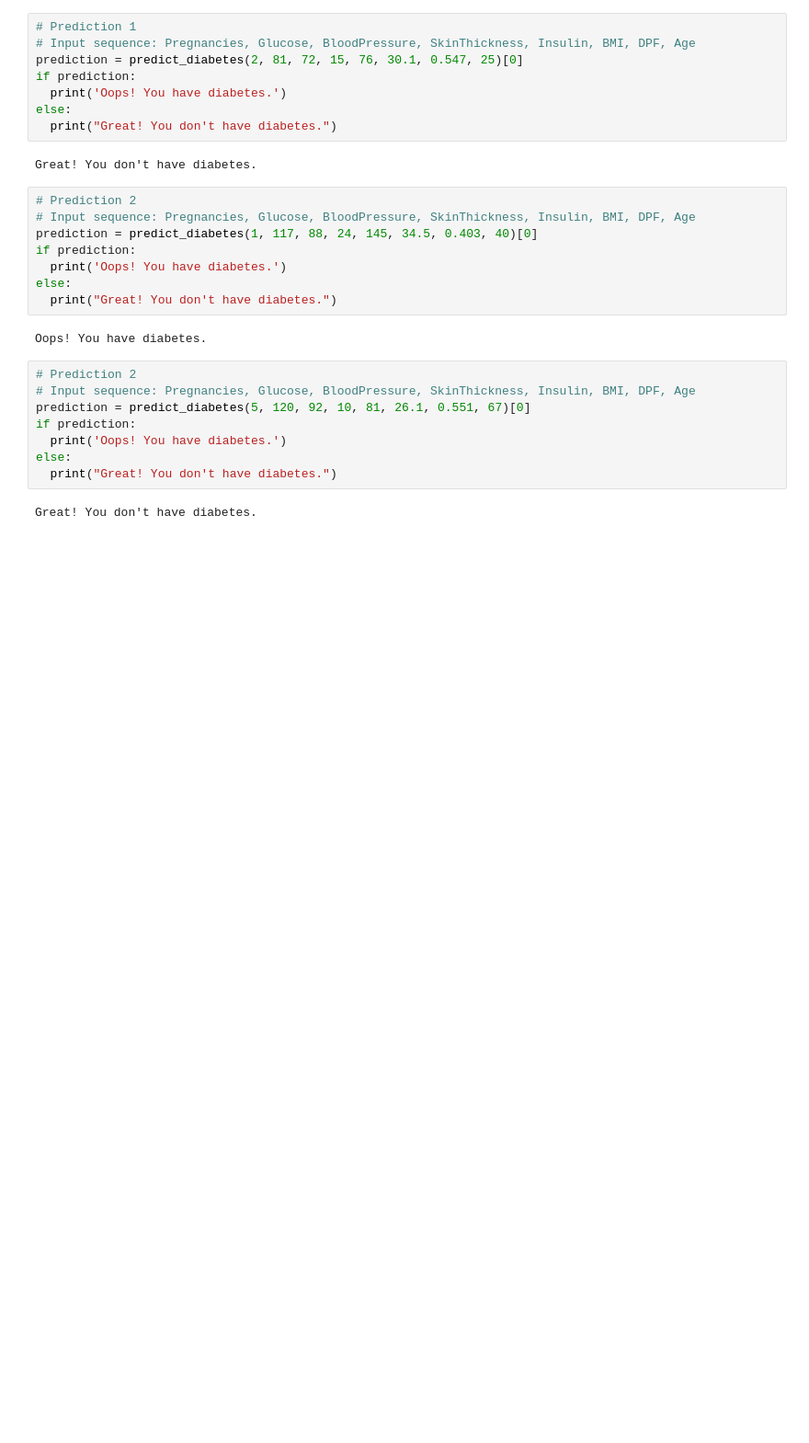
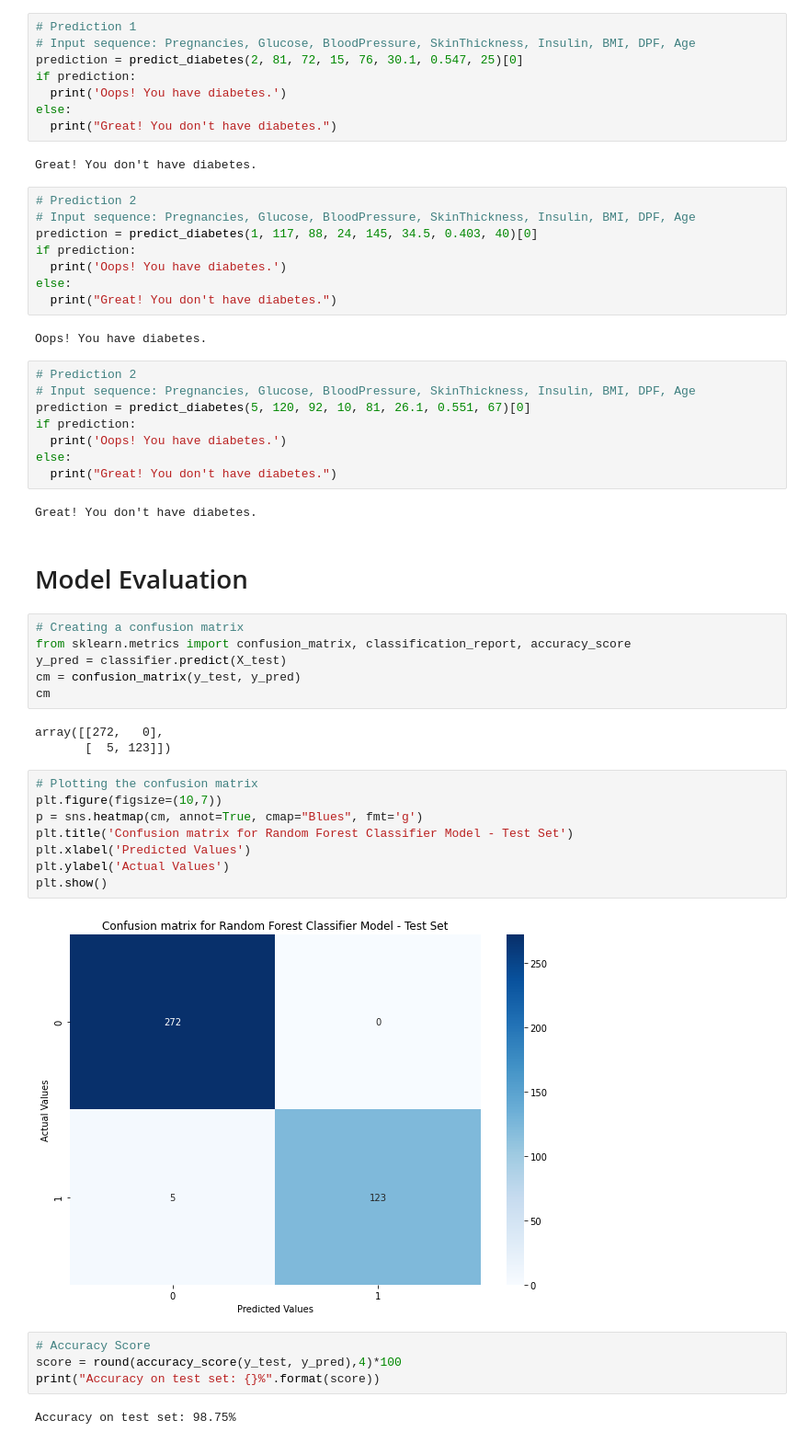
Before and after one commit to mekdes975/Diabetes-Prediction, a Jupyter notebook: diabetes_classification.ipynb, the cells around one changed output. Shown at 92% size. Drawn from its saved outputs; the diff is of its cells as text; blank space fills up the shorter version.

Commit message:
evalutes built model

```diff
--- a/diabetes_classification.ipynb
+++ b/diabetes_classification.ipynb
@@ -326,3 +326,30 @@ else:
   print("Great! You don't have diabetes.")
 # %% [output]
 Great! You don't have diabetes.
+# %% [markdown]
+# Model Evaluation
+# %%
+# Creating a confusion matrix
+from sklearn.metrics import confusion_matrix, classification_report, accuracy_score
+y_pred = classifier.predict(X_test)
+cm = confusion_matrix(y_test, y_pred)
+cm
+# %% [output]
+array([[272,   0],
+       [  5, 123]])
+# %%
+# Plotting the confusion matrix
+plt.figure(figsize=(10,7))
+p = sns.heatmap(cm, annot=True, cmap="Blues", fmt='g')
+plt.title('Confusion matrix for Random Forest Classifier Model - Test Set')
+plt.xlabel('Predicted Values')
+plt.ylabel('Actual Values')
+plt.show()
+# %% [output]
+[figure, added]
+# %%
+# Accuracy Score
+score = round(accuracy_score(y_test, y_pred),4)*100
+print("Accuracy on test set: {}%".format(score))
+# %% [output]
+Accuracy on test set: 98.75%
```
Also changed, not shown: parts of 5 cells of this notebook.
